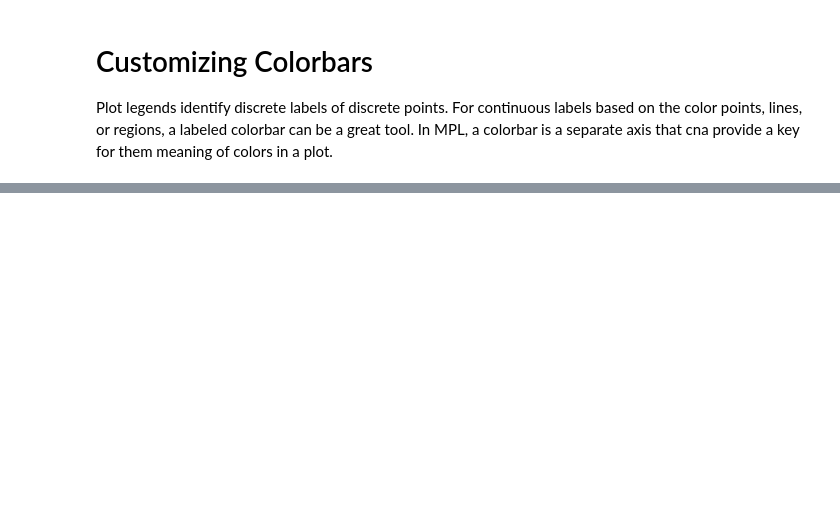
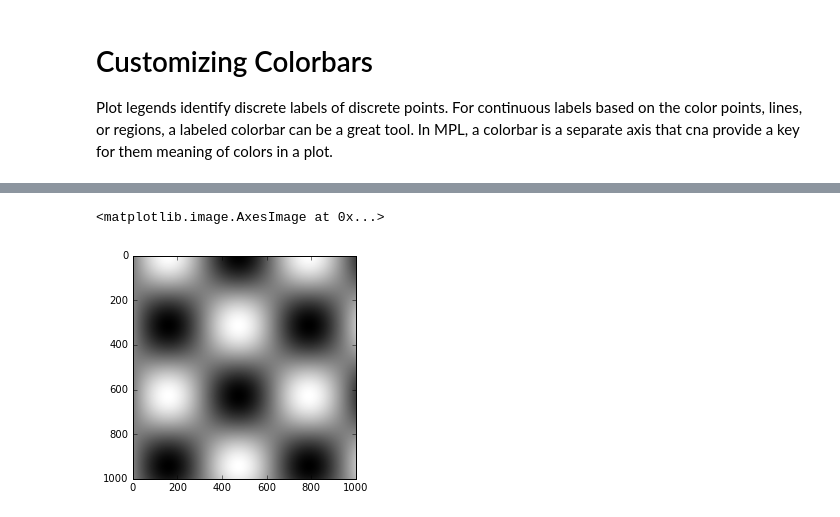
Before and after one commit to jorellano/Visualization-with-Matplotlib, a Jupyter notebook: 7. Customizing Colorbars.ipynb, the cells around one changed output, grey strips where cells are left out. Drawn from its saved outputs; the diff is of its cells as text; code cells hidden in the pictures; blank space fills up the shorter version.

```diff
--- a/7. Customizing Colorbars.ipynb
+++ b/7. Customizing Colorbars.ipynb
@@ -9,0 +28,5 @@ import numpy as np
+# %%
+plt.imshow(I, cmap='gray')
+# %% [output]
+<matplotlib.image.AxesImage at 0x...>
+[figure, added]
```
Also changed, not shown: parts of 18 cells of this notebook.
